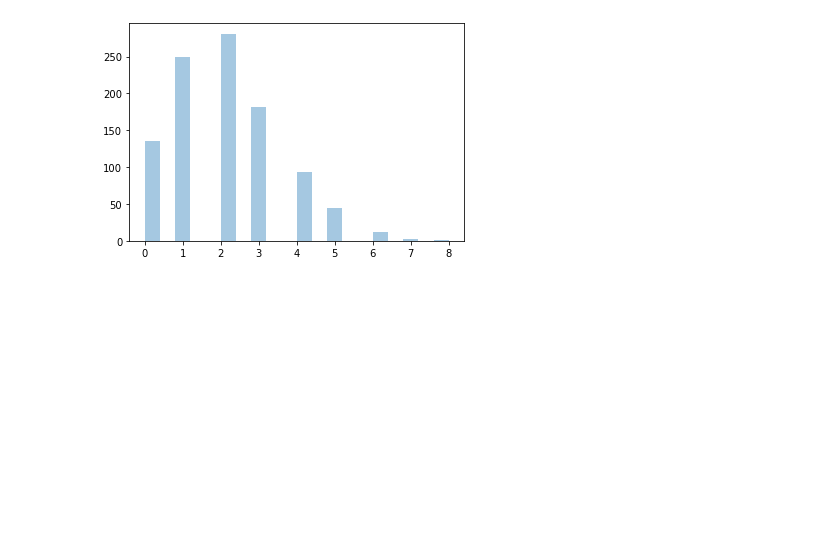
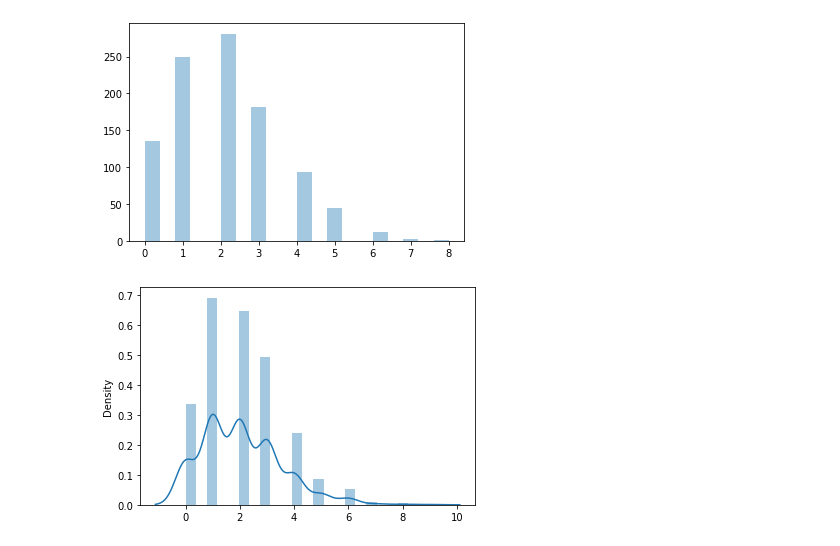
Before and after one commit to duskdev17/codes-and-stuff, a Jupyter notebook: Python3/05. NumPy/21. Poisson Distribution.ipynb, the cells around one changed output. Cells and saved outputs as stored; diff of their text form; code cells hidden in the pictures; blank space fills up the shorter version.

```diff
--- a/Python3/05. NumPy/21. Poisson Distribution.ipynb
+++ b/Python3/05. NumPy/21. Poisson Distribution.ipynb
@@ -28,3 +28,15 @@ sns.distplot(random.poisson(lam=2, size=1000), kde=False)
 plt.show()
 # %% [output]
 [figure]
+# %%
+#Visualization of Poisson Distribution
+
+from numpy import random
+import matplotlib.pyplot as plt
+import seaborn as sns
+
+sns.distplot(random.poisson(lam=2, size=1000), kde=True)
+
+plt.show()
+# %% [output]
+[figure, added]
```
Also changed, not shown: parts of 2 cells of this notebook, 1 other file.
